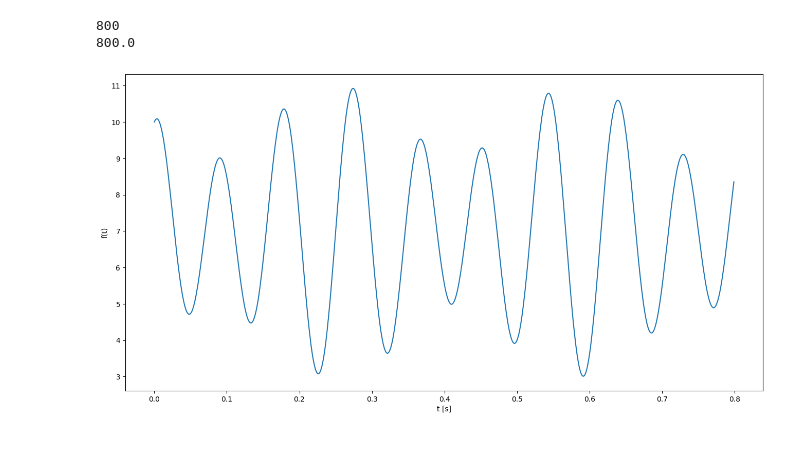
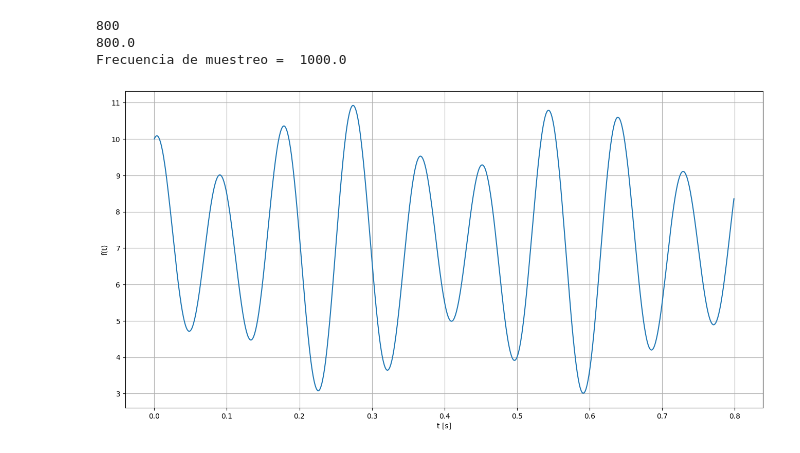
Before and after one commit to fdiezdev/procesamiento_senales, a Jupyter notebook: 2024/tarea1.1.ipynb, the cells around one changed output. Saved outputs shown, nothing was run; the diff lists cells and outputs as text; code cells hidden in the pictures.

```diff
--- a/2024/tarea1.1.ipynb
+++ b/2024/tarea1.1.ipynb
@@ -6,27 +24,30 @@ import matplotlib.pyplot as plt
 # %%
 # vector de tiempos discretizados
 Pm = 0.001 # período de muestreo
 l = 0.8 # longitud del intervalo
 
 t = np.arange(0, l, Pm)
 print(len(t))
 # frecuencia de muestreo
 Fm = 1/Pm
 
 # cantidad de muestras
 M = l * Fm
 print(M)
+print("Frecuencia de muestreo = ", Fm)
 
 # digitalización de la señal
 f = 7 + (3 * np.cos(22* np.pi * t)) + np.sin(16* np.pi* t)
 
 # se grafica la señal en función del tiempo
 plt.figure(figsize=(16,8))
 plt.plot(t, f)
 plt.xlabel("t [s]")
 plt.ylabel("f(t)")
+plt.grid()
 plt.show()
 # %% [output]
 800
 800.0
+Frecuencia de muestreo =  1000.0
-[figure, old version]
+[figure, new version]
```
Also changed, not shown: parts of 10 cells of this notebook, 2 other files.
